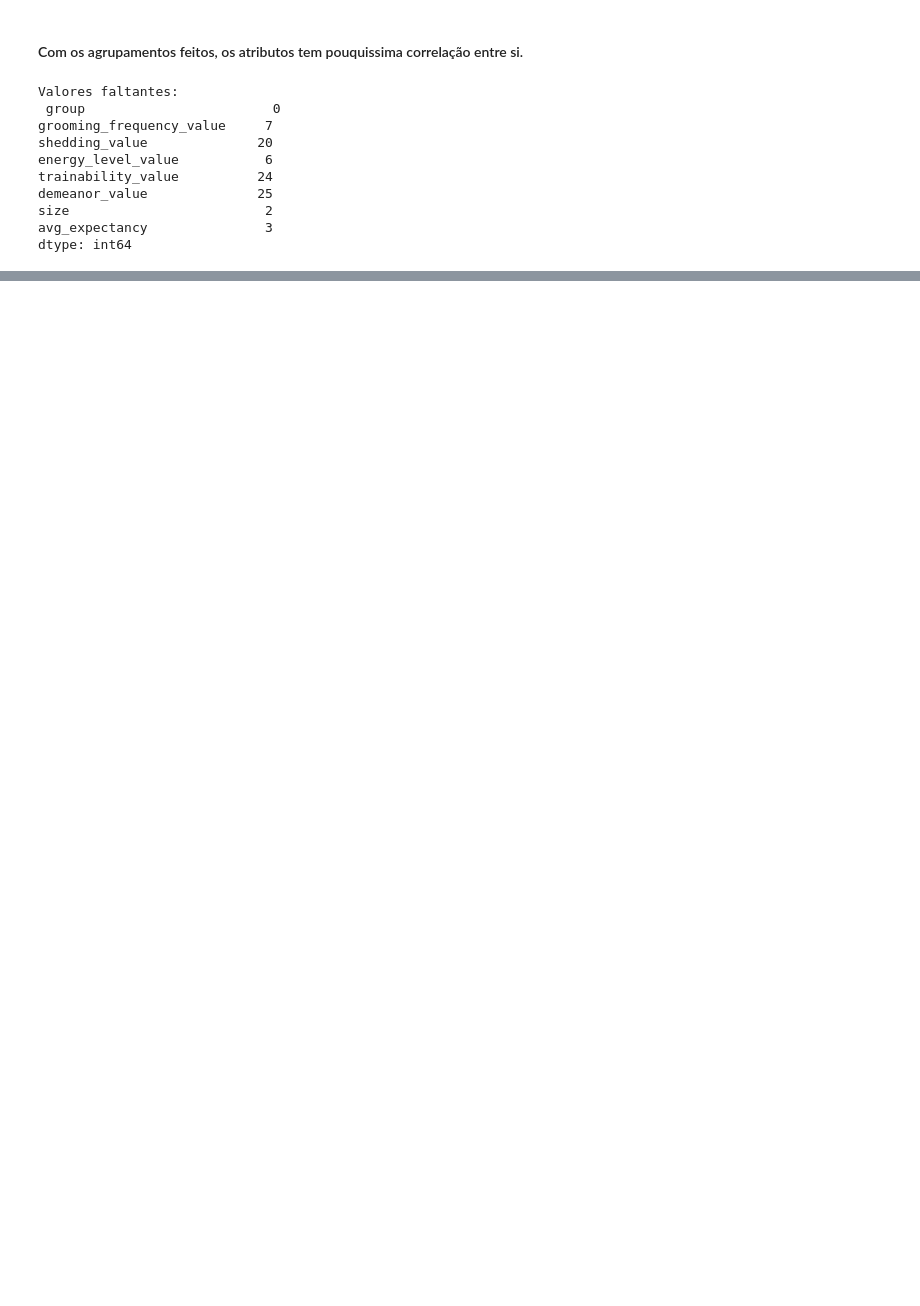
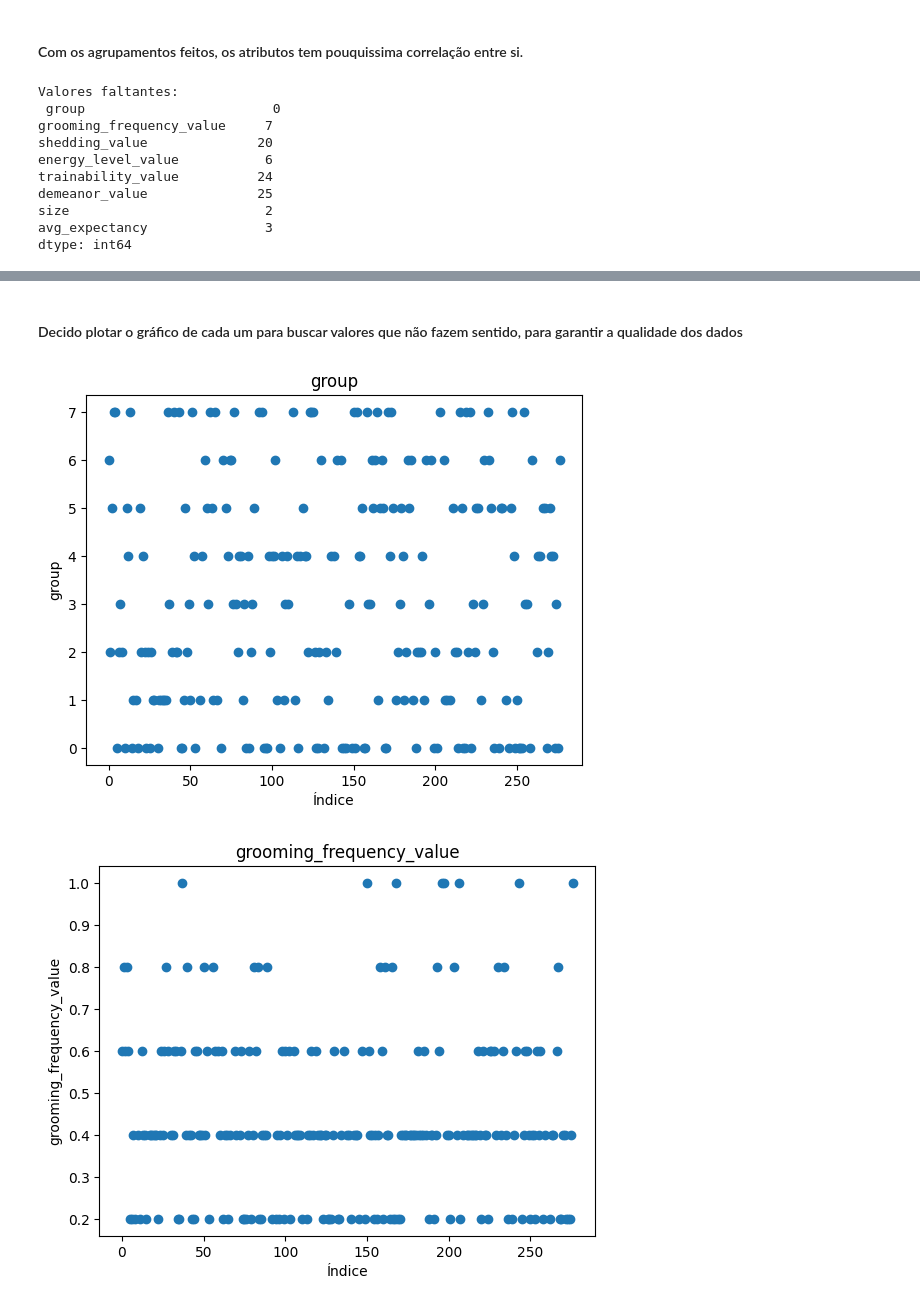
Before and after one commit to a3ylf/Dog_Predictor, a Jupyter notebook: preprocess.ipynb, the cells around one changed output, grey strips where cells are left out. Saved outputs shown, nothing was run; the diff lists cells and outputs as text; code cells hidden in the pictures; blank space fills up the shorter version.

```diff
--- a/preprocess.ipynb
+++ b/preprocess.ipynb
@@ -187,0 +128,13 @@ dtype: int64
+# %% [markdown]
+#### Decido plotar o gráfico de cada um para buscar valores que não fazem sentido, para garantir a qualidade dos dados
+# %%
+for column in df.columns:
+    plt.figure()
+    plt.plot(df.index, df[column], marker='o', linestyle='None')
+    plt.title(column)
+    plt.xlabel('Índice')
+    plt.ylabel(column)
+    plt.show()
+# %% [output]
+[figure, added]
+[figure, added]
```
Also changed, not shown: parts of 14 cells of this notebook, 3 other files.
